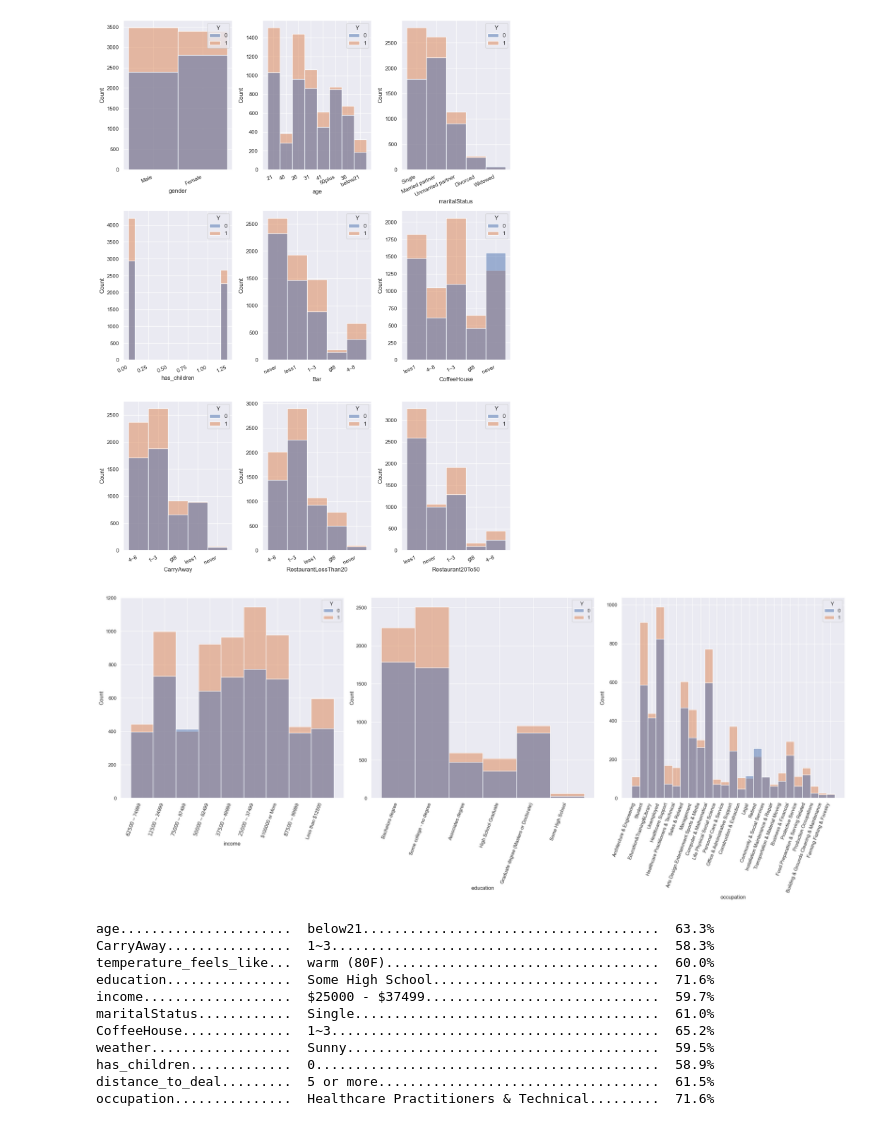
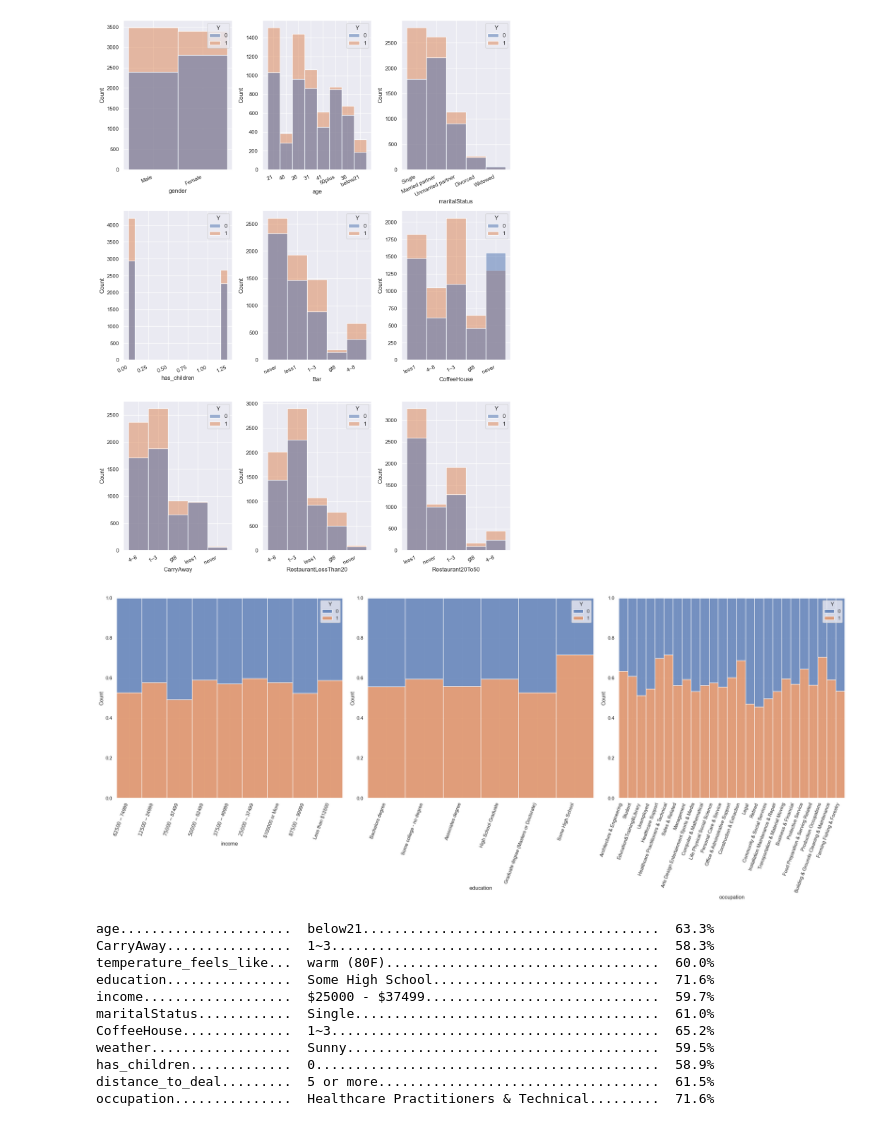
Before and after one commit to selvamani-ramasamy/berkeley-ml-ai, a Jupyter notebook: assignment_5_1_start/prompt.ipynb, the cells around one changed output. Drawn from its saved outputs; the diff is of its cells as text; code cells hidden in the pictures.

```diff
--- a/assignment_5_1_start/prompt.ipynb
+++ b/assignment_5_1_start/prompt.ipynb
@@ -327,7 +327,7 @@ All Above Criteria Combined:
 
 Using the bar coupon example as motivation, you are to explore one of the other coupon groups and try to determine the characteristics of passengers who accept the coupons.
 # %%
-def get_interesting_histograms(histdata, cols_of_interest, stat='count', figsize=(12, 16),  rot=25):
+def get_interesting_histograms(histdata, cols_of_interest, stat='count', figsize=(12, 16),  rot=25, multiple='layer'):
       num_cols = len(cols_of_interest)
       num_fig_rows = math.ceil(num_cols/3)
       fig, axs = plt.subplots(num_fig_rows, 3, figsize=figsize)
@@ -338,7 +338,7 @@ def get_interesting_histograms(histdata, cols_of_interest, stat='count', figsize
                         ax = axs[column]
                   else:
                         ax = axs[row, column]
-                  sns.histplot(data=histdata, x=cols_of_interest[i], hue='Y', ax=ax, multiple='layer', stat=stat)
+                  sns.histplot(data=histdata, x=cols_of_interest[i], hue='Y', ax=ax, multiple=multiple, stat=stat)
                   ax.set_xticklabels(ax.get_xticklabels(), rotation=rot, horizontalalignment='right')
                   i += 1
       fig.tight_layout()
@@ -361,10 +361,10 @@ get_interesting_histograms(major_data, set_2_cols_of_interest)
 # %% [output]
 [figure]
 # %%
-get_interesting_histograms(major_data, set_3_cols_of_interest, figsize=(24, 10), rot=70)
+get_interesting_histograms(major_data, set_3_cols_of_interest, figsize=(24, 10), rot=70, multiple='fill')
 plt.tight_layout()
 # %% [output]
-[figure, old version]
+[figure, new version]
 # %%
 # want to maximize % Y
 def find_col_max_accept_rate(data, col):
```
Also changed, not shown: parts of 5 cells of this notebook.
